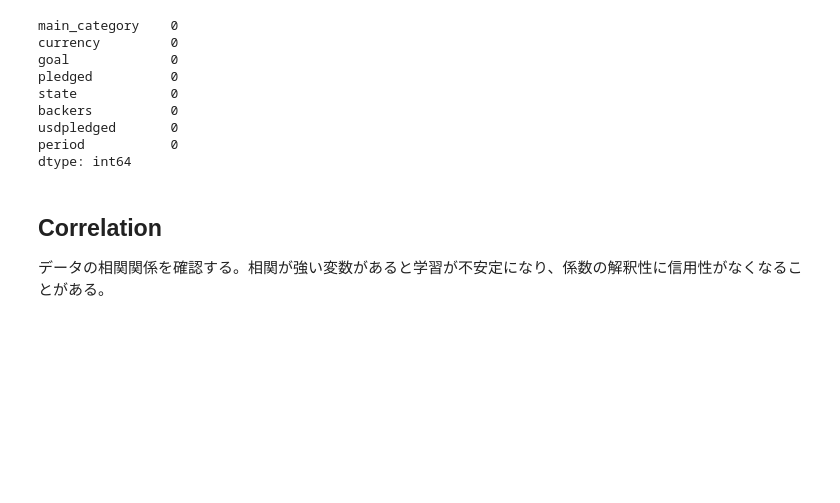
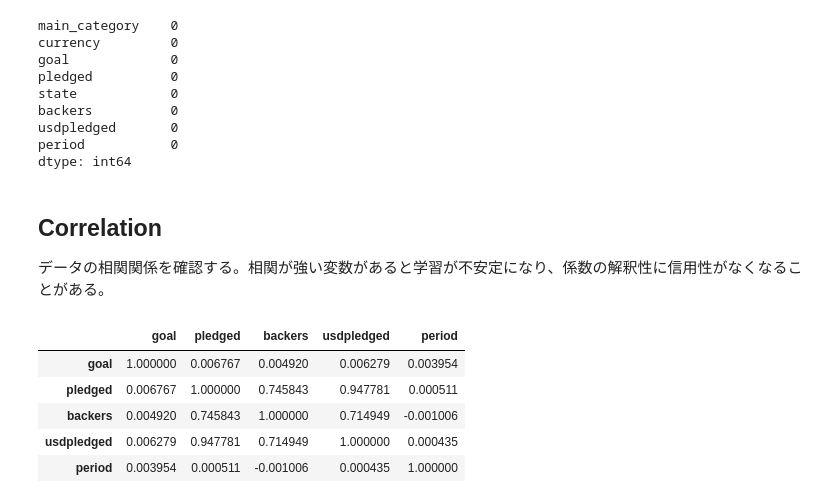
Before and after one commit to e4rll/2021dataSeminar, a Jupyter notebook: 04/dataSeminar_04.ipynb, the cells around one changed output. Saved outputs shown, nothing was run; the diff lists cells and outputs as text; code cells hidden in the pictures; blank space fills up the shorter version.

```diff
--- a/04/dataSeminar_04.ipynb
+++ b/04/dataSeminar_04.ipynb
@@ -212,3 +212,12 @@ dtype: int64
 ## Correlation
 
 データの相関関係を確認する。相関が強い変数があると学習が不安定になり、係数の解釈性に信用性がなくなることがある。
+# %%
+df.corr()
+# %% [output]
+|  | goal | pledged | backers | usdpledged | period |
+| goal | 1.000000 | 0.006767 | 0.004920 | 0.006279 | 0.003954 |
+| pledged | 0.006767 | 1.000000 | 0.745843 | 0.947781 | 0.000511 |
+| backers | 0.004920 | 0.745843 | 1.000000 | 0.714949 | -0.001006 |
+| usdpledged | 0.006279 | 0.947781 | 0.714949 | 1.000000 | 0.000435 |
+| period | 0.003954 | 0.000511 | -0.001006 | 0.000435 | 1.000000 |
```
Also changed, not shown: parts of 3 cells of this notebook.
